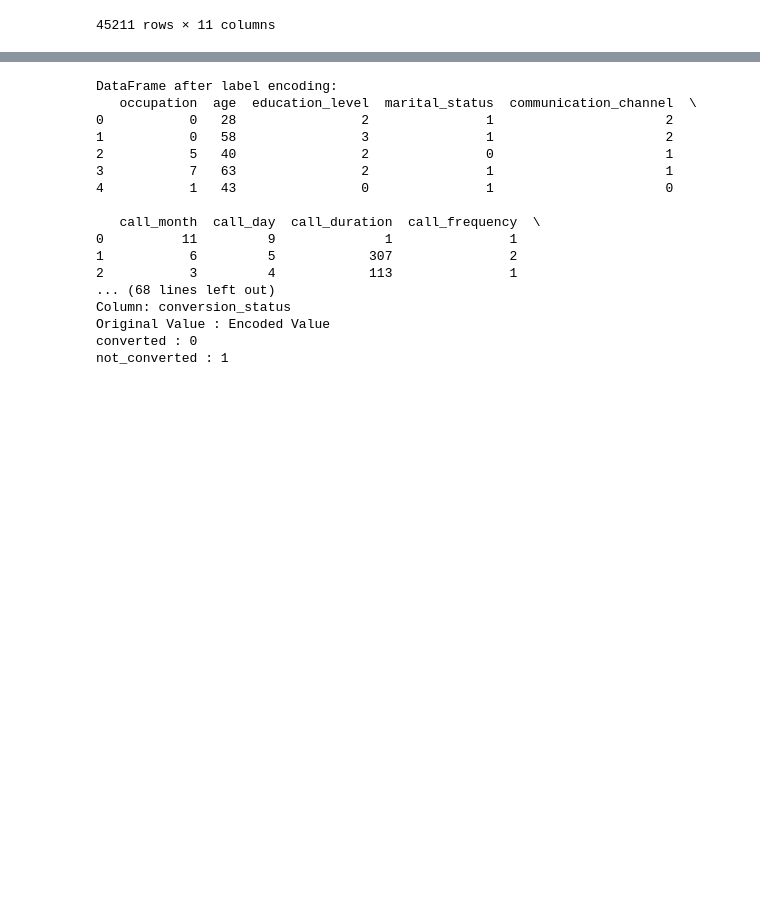
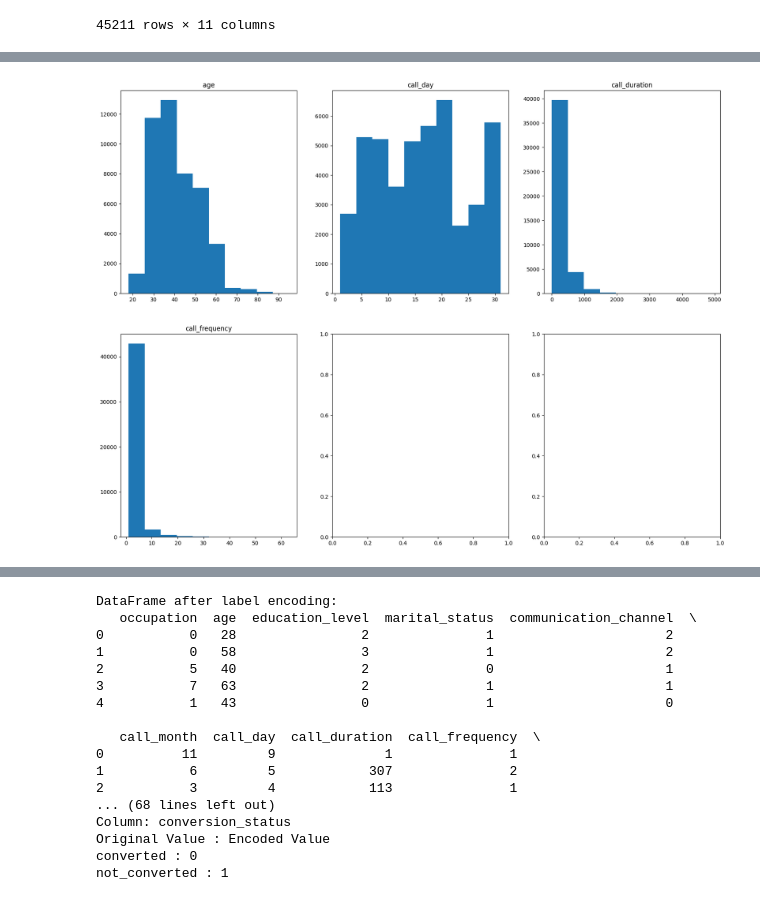
Before and after one commit to ProElectro121/Ml_Project_final, a Jupyter notebook: ML_Project.ipynb, the cells around one changed output, grey strips where cells are left out. Saved outputs shown, nothing was run; the diff lists cells and outputs as text; code cells hidden in the pictures; blank space fills up the shorter version.

```diff
--- a/ML_Project.ipynb
+++ b/ML_Project.ipynb
@@ -47,0 +73,20 @@ df
+# %%
+num_columns = ['age', 'call_day','call_duration', 'call_frequency']
+
+fig, axs = plt.subplots(2, 3, sharex=False, sharey=False, figsize=(20, 15))
+
+counter = 0
+for num_column in num_columns:
+
+    trace_x = counter // 3
+    trace_y = counter % 3
+
+    axs[trace_x, trace_y].hist(df[num_column])
+
+    axs[trace_x, trace_y].set_title(num_column)
+
+    counter += 1
+
+plt.show()
+# %% [output]
+[figure, added]
```
Also changed, not shown: parts of 4 cells of this notebook.
